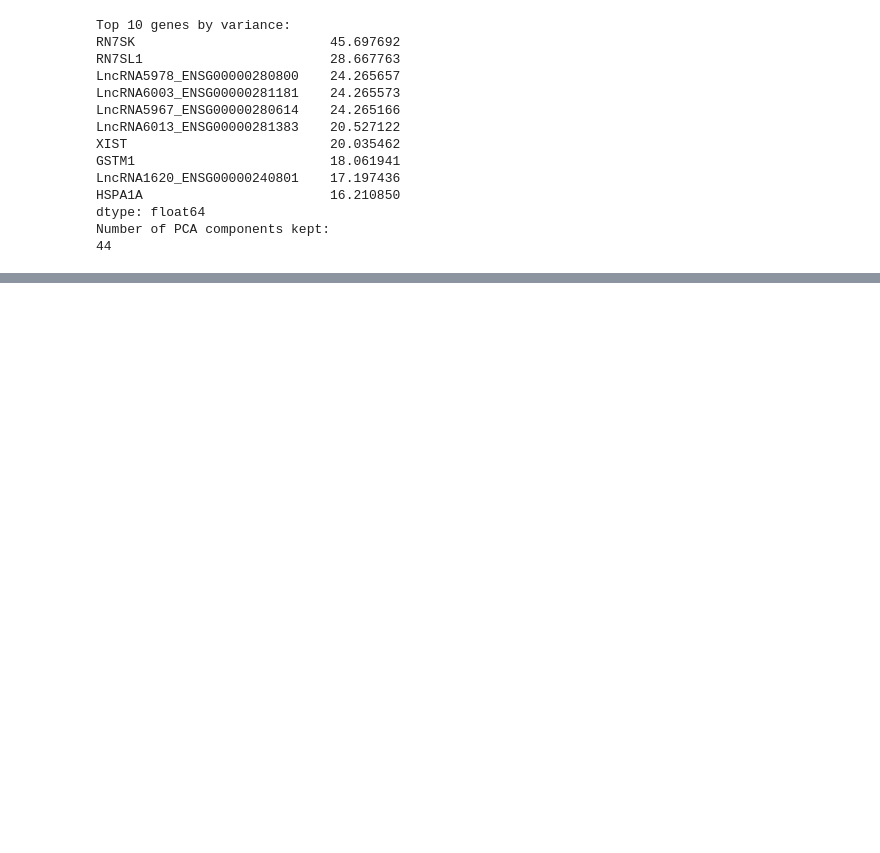
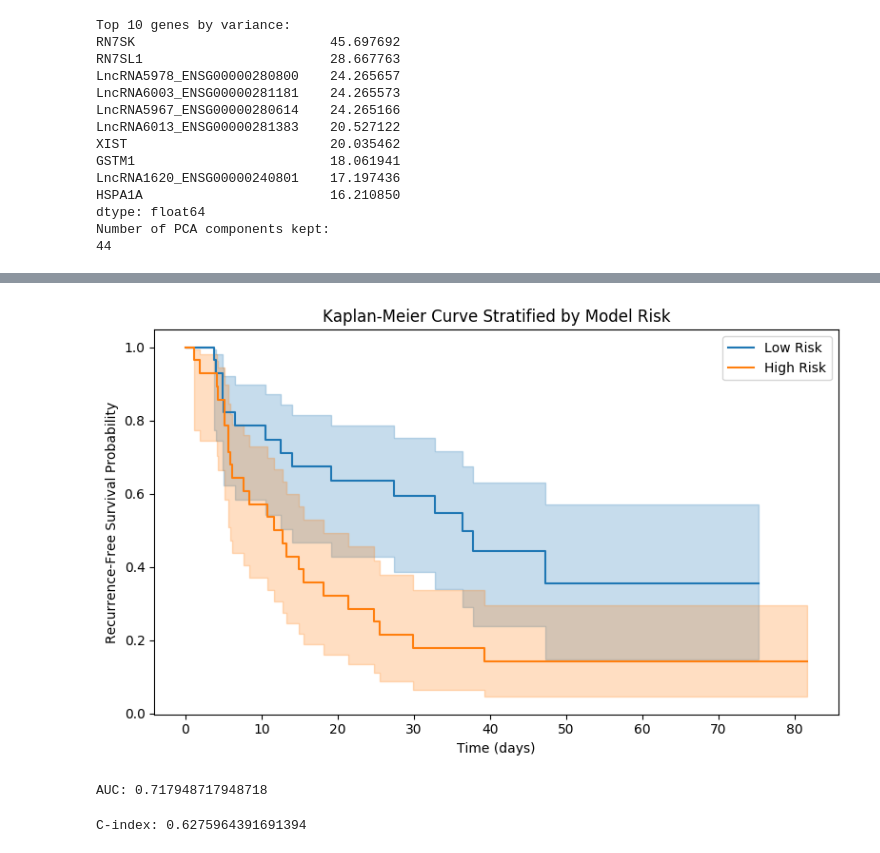
Before and after one commit to Hasti-Jalali/BIOF_520_Assignment4, a Jupyter notebook: main.ipynb, the cells around one changed output, grey strips where cells are left out. Saved outputs shown, nothing was run; the diff lists cells and outputs as text; code cells hidden in the pictures; blank space fills up the shorter version.

```diff
--- a/main.ipynb
+++ b/main.ipynb
@@ -228,0 +300,52 @@ Number of PCA components kept:
+# %%
+# Assuming you used Logistic Regression for this
+from lifelines import KaplanMeierFitter
+import matplotlib.pyplot as plt
+import numpy as np
+
+# Predict probabilities
+y_proba = models['LogisticRegression'].predict_proba(X_test)[:, 1]
+
+# Define high-risk and low-risk groups by threshold (e.g., median)
+threshold = np.median(y_proba)
+risk_group = (y_proba > threshold).astype(int)
+
+# RFS times and event status
+rfs_time = clinical_df.loc[X_test.index, 'RFS_time']
+recurrence = clinical_df.loc[X_test.index, 'Recurrence']
+
+# Plot
+kmf = KaplanMeierFitter()
+
+plt.figure(figsize=(8, 5))
+
+for label in [0, 1]:
+    mask = risk_group == label
+    group_name = 'Low Risk' if label == 0 else 'High Risk'
+    kmf.fit(rfs_time[mask], event_observed=recurrence[mask], label=group_name)
+    kmf.plot(ci_show=True)
+
+plt.title('Kaplan-Meier Curve Stratified by Model Risk')
+plt.xlabel('Time (days)')
+plt.ylabel('Recurrence-Free Survival Probability')
+plt.tight_layout()
+plt.show()
+# %% [output]
+[figure, added]
+# %%
+from sklearn.metrics import roc_auc_score
+
+auc = roc_auc_score(y_test, y_proba)
+print("AUC:", auc)
+# %% [output]
+AUC: 0.717948717948718
+# %%
+from lifelines.utils import concordance_index
+
+rfs_time = clinical_df.loc[X_test.index, 'RFS_time']
+recurrence = clinical_df.loc[X_test.index, 'Recurrence']
+
+c_index = concordance_index(rfs_time, -y_proba, recurrence)  # Use -y_proba since higher risk = sooner event
+print("C-index:", c_index)
+# %% [output]
+C-index: 0.6275964391691394
```
Also changed, not shown: parts of 6 cells of this notebook.
